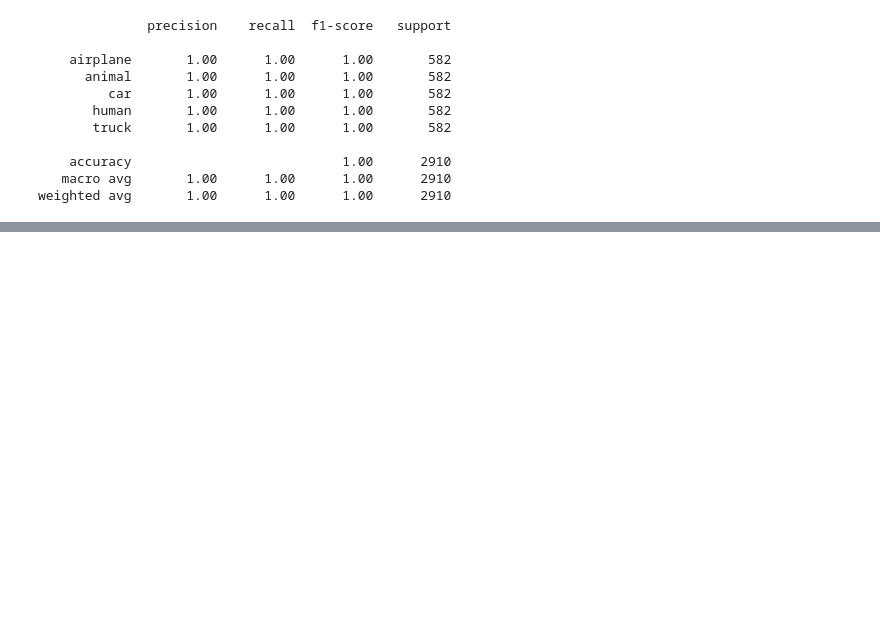
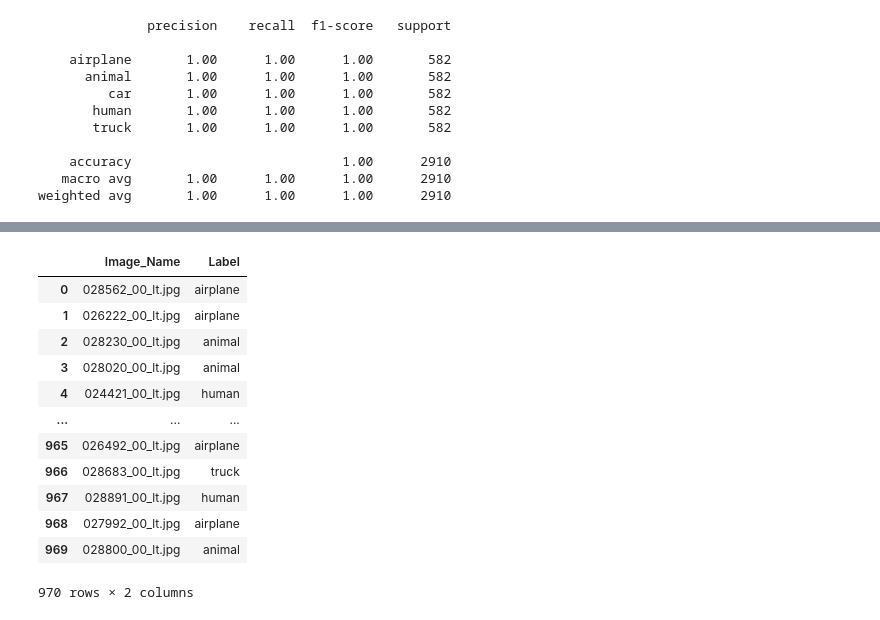
Before and after one commit to abhiyantaabhishek/test, a Jupyter notebook: test1.ipynb, the cells around one changed output, grey strips where cells are left out. Saved outputs shown, nothing was run; the diff lists cells and outputs as text; code cells hidden in the pictures; blank space fills up the shorter version.

```diff
--- a/test1.ipynb
+++ b/test1.ipynb
@@ -314,0 +334,17 @@ weighted avg       1.00      1.00      1.00      2910
+# %%
+sample = pd.read_csv('Sample_Submission.csv')
+sample
+# %% [output]
+|  | Image_Name | Label |
+| 0 | 028562_00_lt.jpg | airplane |
+| 1 | 026222_00_lt.jpg | airplane |
+| 2 | 028230_00_lt.jpg | animal |
+| 3 | 028020_00_lt.jpg | animal |
+| 4 | 024421_00_lt.jpg | human |
+| ... | ... | ... |
+| 965 | 026492_00_lt.jpg | airplane |
+| 966 | 028683_00_lt.jpg | truck |
+| 967 | 028891_00_lt.jpg | human |
+| 968 | 027992_00_lt.jpg | airplane |
+| 969 | 028800_00_lt.jpg | animal |
+970 rows × 2 columns
```
Also changed, not shown: parts of 12 cells of this notebook.
